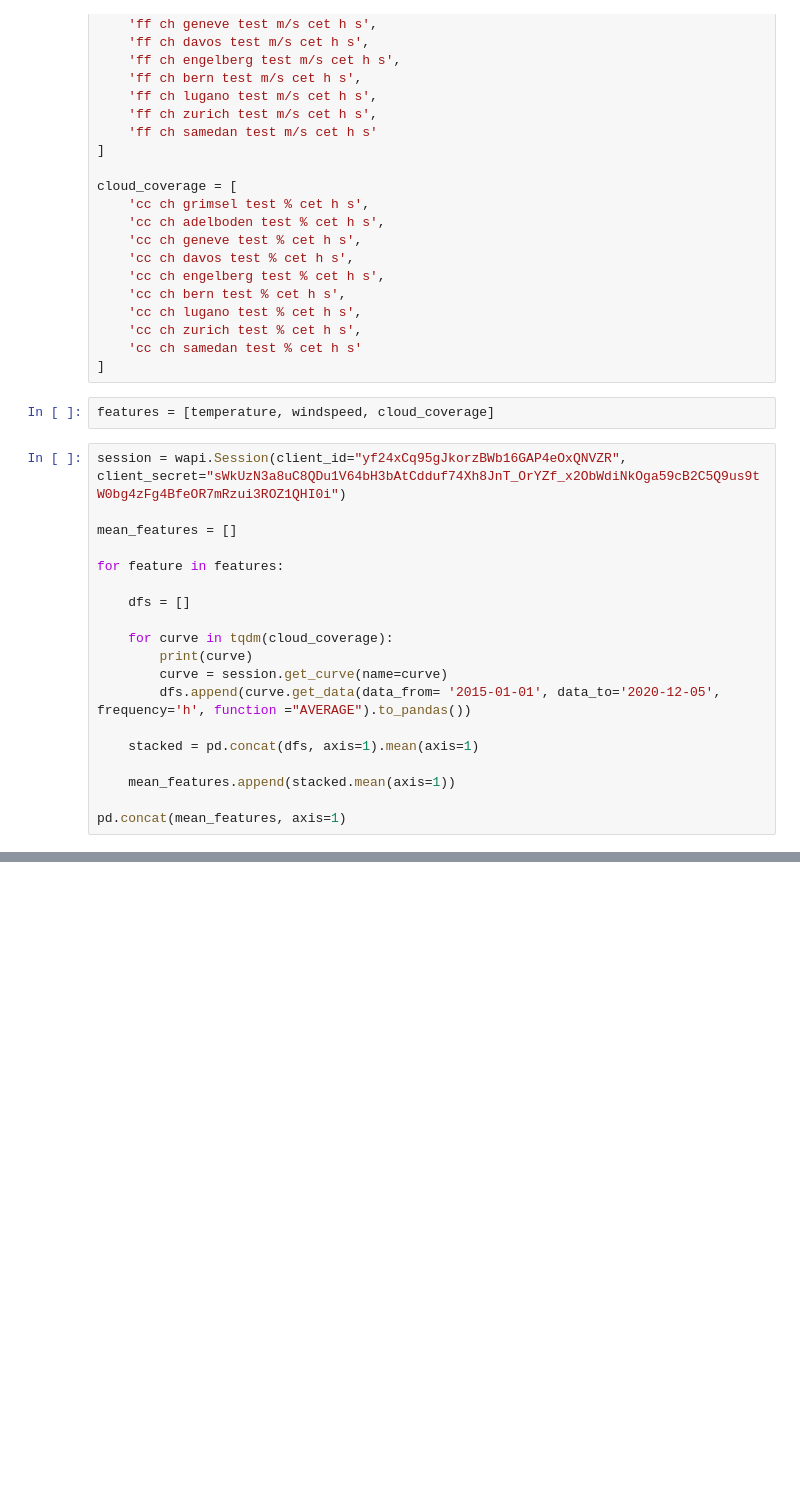
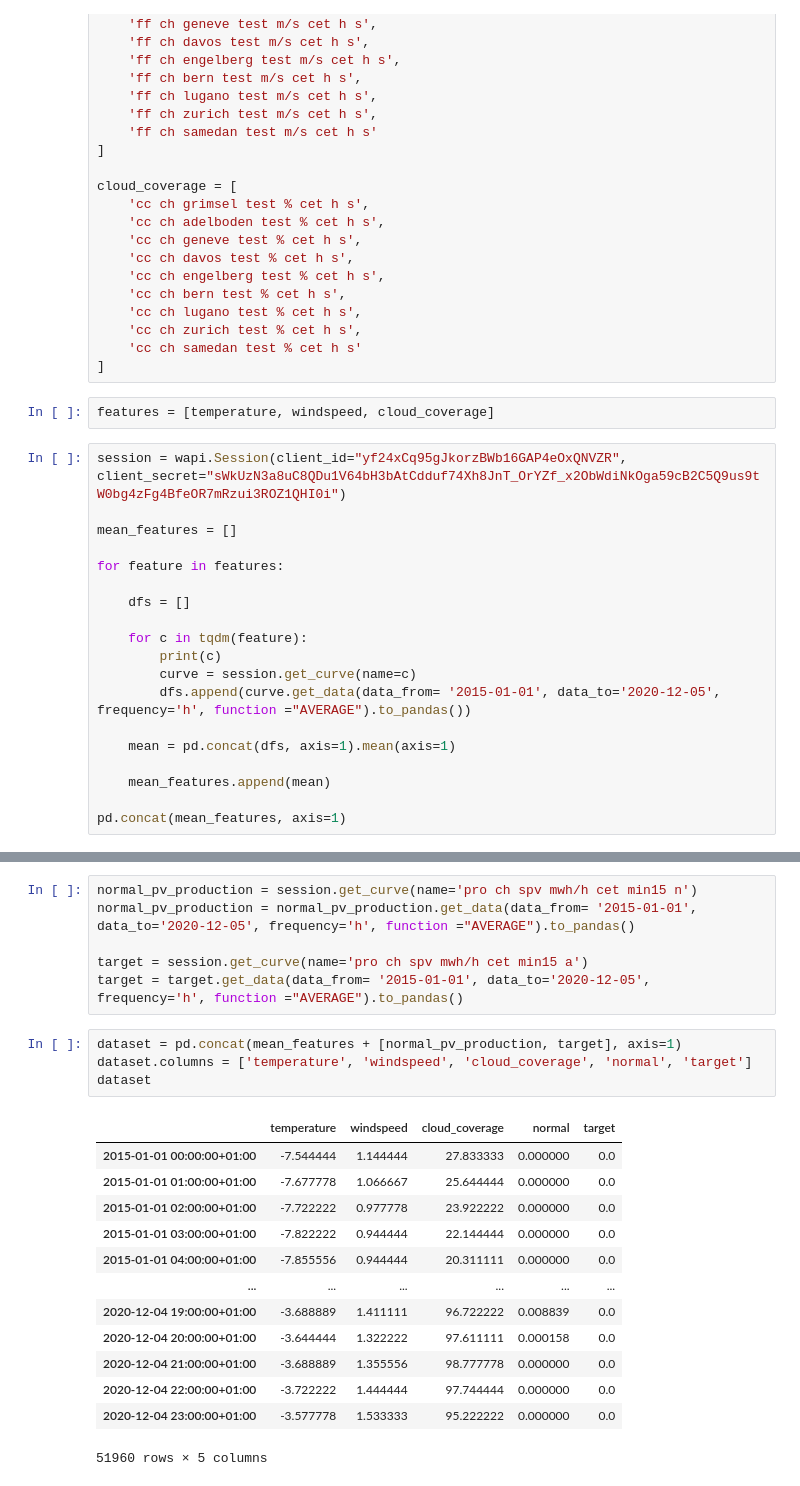
Before and after one commit to iffthomas/Axpo-Datathon-Challenge-2024, a Jupyter notebook: notebooks/create_dataset.ipynb, the cells around one changed output, grey strips where cells are left out. Drawn from its saved outputs; the diff is of its cells as text; blank space fills up the shorter version.

```diff
--- a/notebooks/create_dataset.ipynb
+++ b/notebooks/create_dataset.ipynb
@@ -49,14 +54,14 @@ for feature in features:
 
     dfs = []
 
-    for curve in tqdm(cloud_coverage):
-        print(curve)
-        curve = session.get_curve(name=curve)
+    for c in tqdm(feature):
+        print(c)
+        curve = session.get_curve(name=c)
         dfs.append(curve.get_data(data_from= '2015-01-01', data_to='2020-12-05', frequency='h', function ="AVERAGE").to_pandas())
 
-    stacked = pd.concat(dfs, axis=1).mean(axis=1)
+    mean = pd.concat(dfs, axis=1).mean(axis=1)
 
-    mean_features.append(stacked.mean(axis=1))
+    mean_features.append(mean)
 
 pd.concat(mean_features, axis=1)
 # %% [output]
@@ -86,0 +81,24 @@ Freq: h, Length: 51960, dtype: float64
+# %%
+normal_pv_production = session.get_curve(name='pro ch spv mwh/h cet min15 n')
+normal_pv_production = normal_pv_production.get_data(data_from= '2015-01-01', data_to='2020-12-05', frequency='h', function ="AVERAGE").to_pandas()
+
+target = session.get_curve(name='pro ch spv mwh/h cet min15 a')
+target = target.get_data(data_from= '2015-01-01', data_to='2020-12-05', frequency='h', function ="AVERAGE").to_pandas()
+# %%
+dataset = pd.concat(mean_features + [normal_pv_production, target], axis=1)
+dataset.columns = ['temperature', 'windspeed', 'cloud_coverage', 'normal', 'target']
+dataset
+# %% [output]
+|  | temperature | windspeed | cloud_coverage | normal | target |
+| 2015-01-01 00:00:00+01:00 | -7.544444 | 1.144444 | 27.833333 | 0.000000 | 0.0 |
+| 2015-01-01 01:00:00+01:00 | -7.677778 | 1.066667 | 25.644444 | 0.000000 | 0.0 |
+| 2015-01-01 02:00:00+01:00 | -7.722222 | 0.977778 | 23.922222 | 0.000000 | 0.0 |
+| 2015-01-01 03:00:00+01:00 | -7.822222 | 0.944444 | 22.144444 | 0.000000 | 0.0 |
+| 2015-01-01 04:00:00+01:00 | -7.855556 | 0.944444 | 20.311111 | 0.000000 | 0.0 |
+| ... | ... | ... | ... | ... | ... |
+| 2020-12-04 19:00:00+01:00 | -3.688889 | 1.411111 | 96.722222 | 0.008839 | 0.0 |
+| 2020-12-04 20:00:00+01:00 | -3.644444 | 1.322222 | 97.611111 | 0.000158 | 0.0 |
+| 2020-12-04 21:00:00+01:00 | -3.688889 | 1.355556 | 98.777778 | 0.000000 | 0.0 |
+| 2020-12-04 22:00:00+01:00 | -3.722222 | 1.444444 | 97.744444 | 0.000000 | 0.0 |
+| 2020-12-04 23:00:00+01:00 | -3.577778 | 1.533333 | 95.222222 | 0.000000 | 0.0 |
+51960 rows × 5 columns
```
Also changed, not shown: parts of 12 cells of this notebook.
